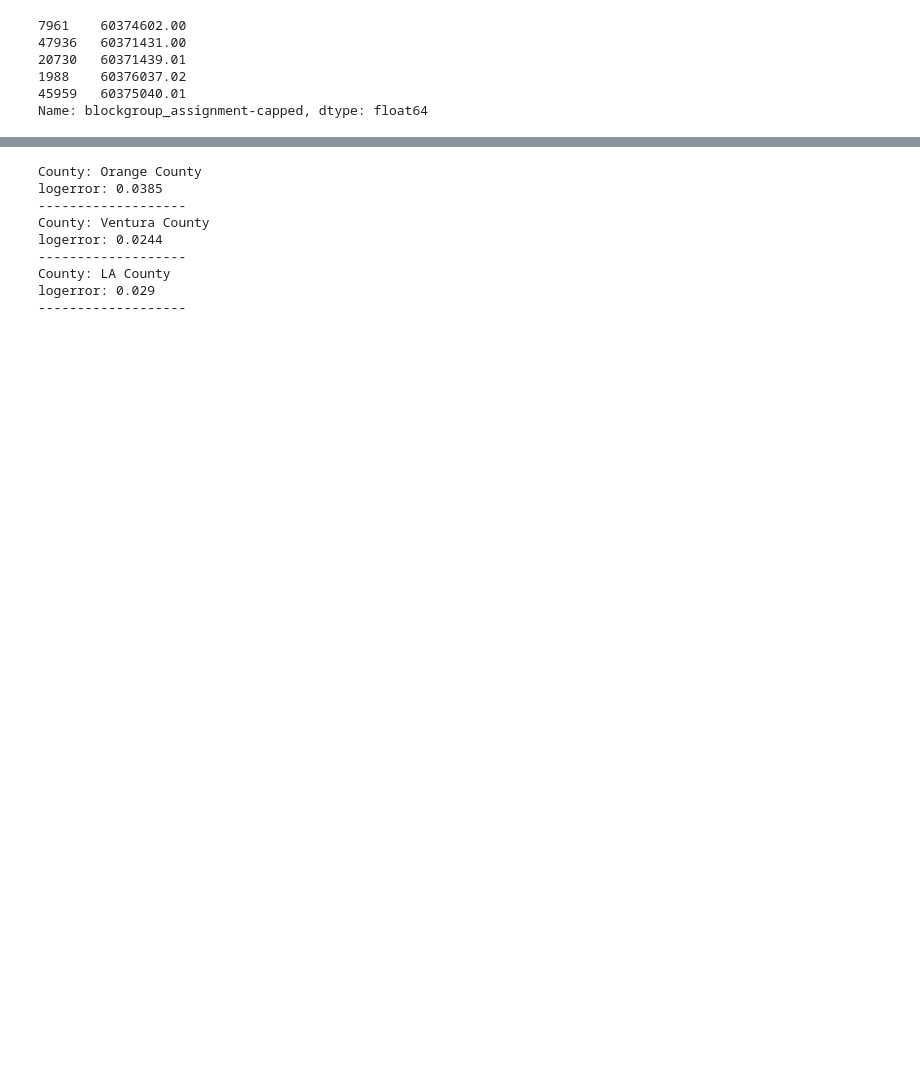
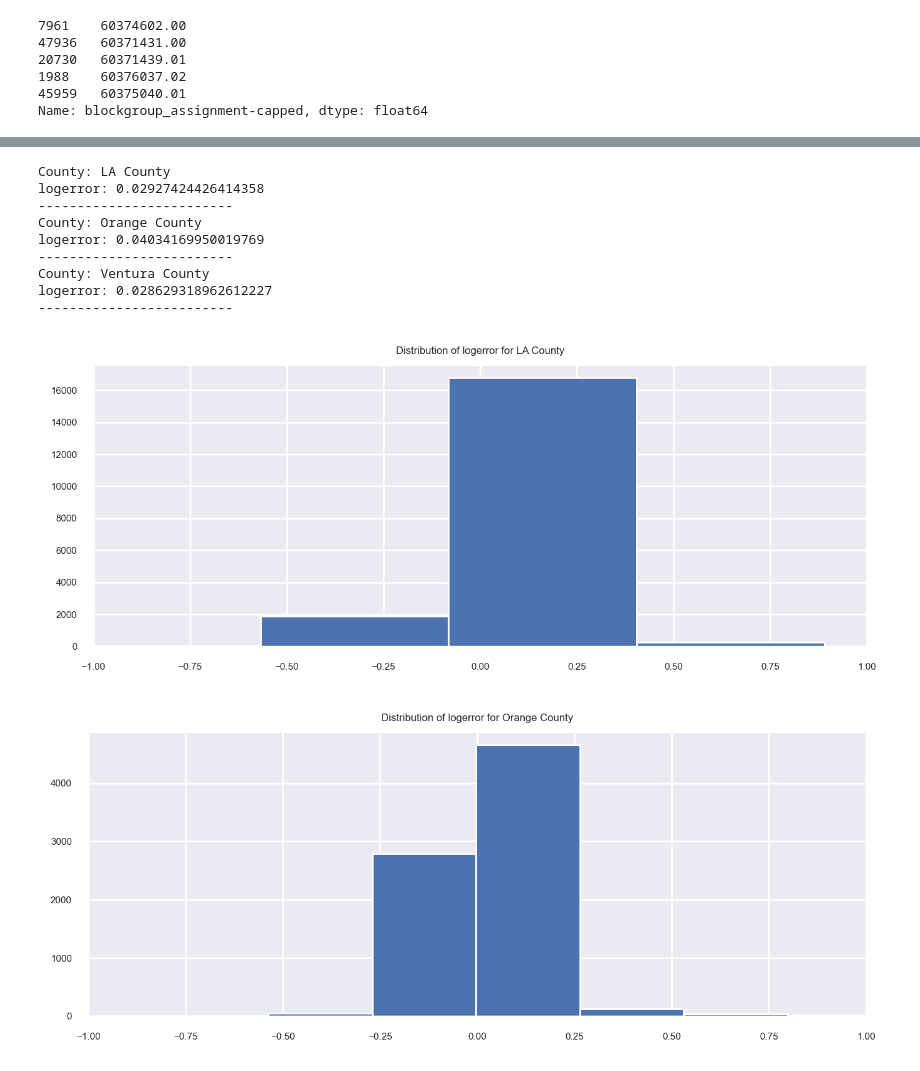
Before and after one commit to mijailmariano/clustering-exercises, a Jupyter notebook: modeling.ipynb, the cells around one changed output, grey strips where cells are left out. Cells and saved outputs as stored; diff of their text form; code cells hidden in the pictures; blank space fills up the shorter version.

```diff
--- a/modeling.ipynb
+++ b/modeling.ipynb
@@ -540,20 +707,28 @@ continuous feature:
 # %%
 # Question Number #1:
-# Is there a difference in log error across the three (3) counties?
+# is there a difference in log error across the three (3) counties?
 
-county_lst = list(df["county_by_fips"].unique())
+county_lst = list(train_imputed["county_by_fips"].unique())
 
 for ele in county_lst:
     print(f'County: {ele}')
-    print(f'logerror: {round(df[df["county_by_fips"] == ele].logerror.var(), 4)}')
-    print("-------------------")
+    print(f'logerror: {train_imputed[train_imputed["county_by_fips"] == ele].logerror.var()}')
+    print('-------------------------')
+
+    plt.figure(figsize = (8,3))
+    plt.xlim(-1, 1)
+
+    plt.title('Distribution of logerror for {}'.format(ele))
+    plt.hist(train_imputed[train_imputed["county_by_fips"] == ele].logerror, bins = 20)
 # %% [output]
+County: LA County
+logerror: 0.02927424426414358
+-------------------------
 County: Orange County
-logerror: 0.0385
--------------------
+logerror: 0.04034169950019769
+-------------------------
 County: Ventura County
-logerror: 0.0244
--------------------
-County: LA County
-logerror: 0.029
--------------------
+logerror: 0.028629318962612227
+-------------------------
+[figure, added]
+[figure, added]
```
Also changed, not shown: parts of 46 cells of this notebook, 1 other file.
